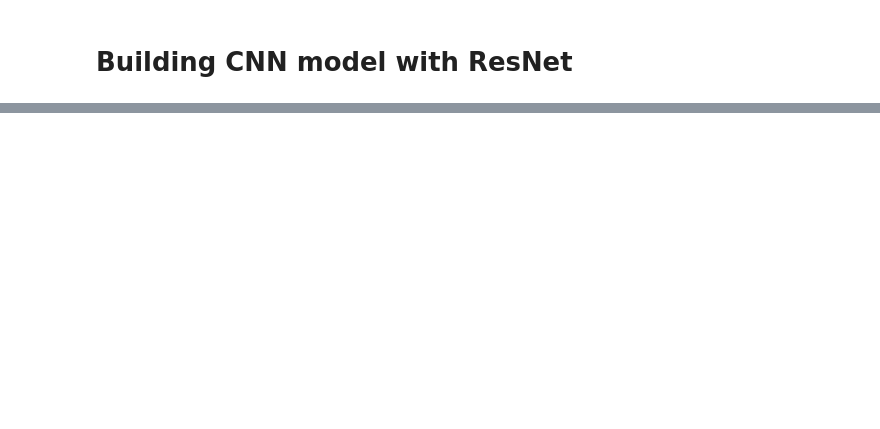
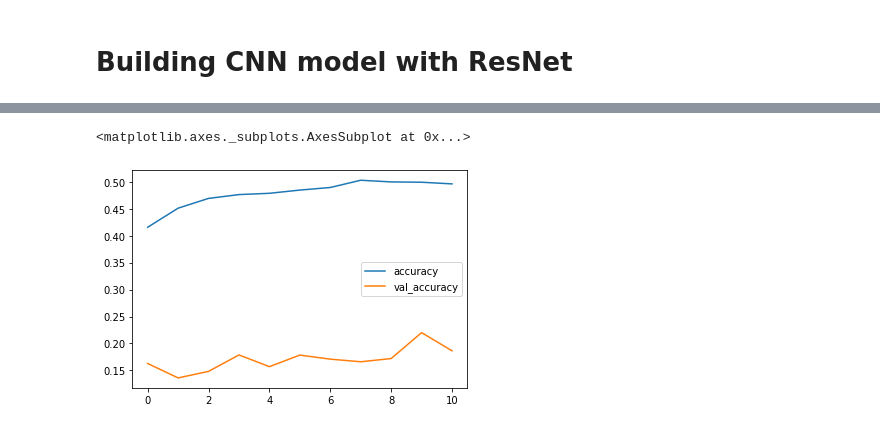
Before and after one commit to Ishansingh438/Face-emotion-recognition, a Jupyter notebook: Ishan_Singh_Face_emotion_recognition.ipynb, the cells around one changed output, grey strips where cells are left out. Saved outputs shown, nothing was run; the diff lists cells and outputs as text; code cells hidden in the pictures; blank space fills up the shorter version.

```diff
--- a/Ishan_Singh_Face_emotion_recognition.ipynb
+++ b/Ishan_Singh_Face_emotion_recognition.ipynb
@@ -252,0 +337,6 @@ history = model.fit(
+# %%
+#Plotting accuracy
+df[['accuracy','val_accuracy']].plot()
+# %% [output]
+<matplotlib.axes._subplots.AxesSubplot at 0x...>
+[figure, added]
```
Also changed, not shown: parts of 25 cells of this notebook.
